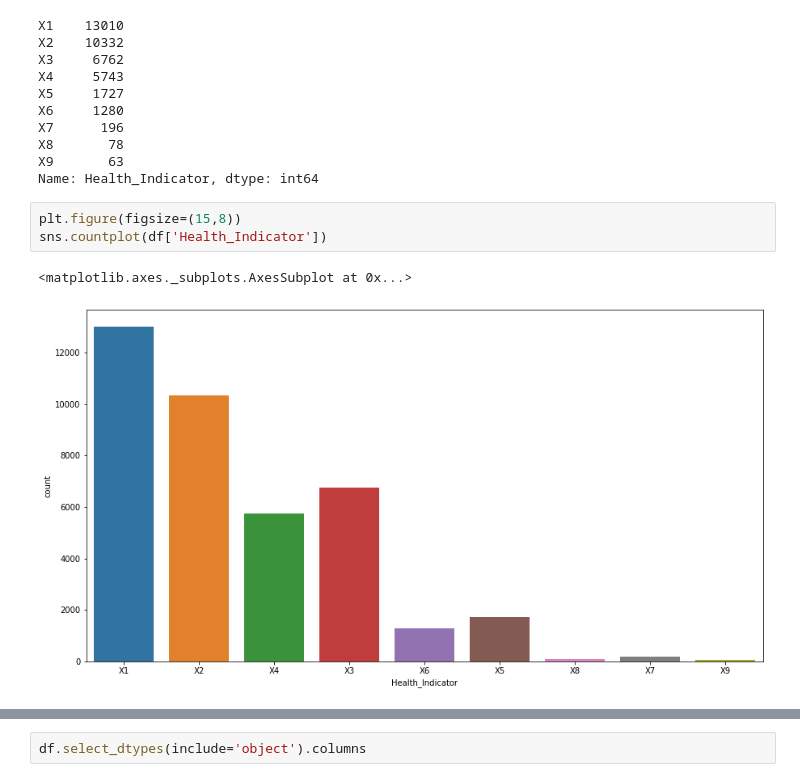
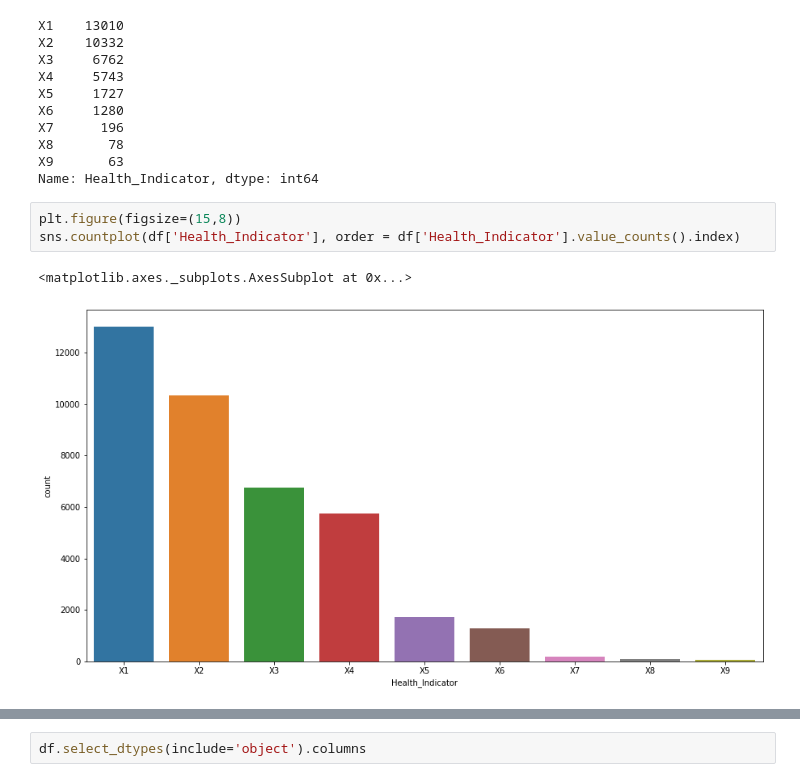
Before and after one commit to blaze-fire/Job-A-Thon, a Jupyter notebook: jobathon.ipynb, the cells around one changed output, grey strips where cells are left out. Drawn from its saved outputs; the diff is of its cells as text.

```diff
--- a/jobathon.ipynb
+++ b/jobathon.ipynb
@@ -80,7 +101,7 @@ X9       63
 Name: Health_Indicator, dtype: int64
 # %%
 plt.figure(figsize=(15,8))
-sns.countplot(df['Health_Indicator'])
+sns.countplot(df['Health_Indicator'], order = df['Health_Indicator'].value_counts().index)
 # %% [output]
 <matplotlib.axes._subplots.AxesSubplot at 0x...>
-[figure, old version]
+[figure, new version]
```
Also changed, not shown: parts of 10 cells of this notebook.
